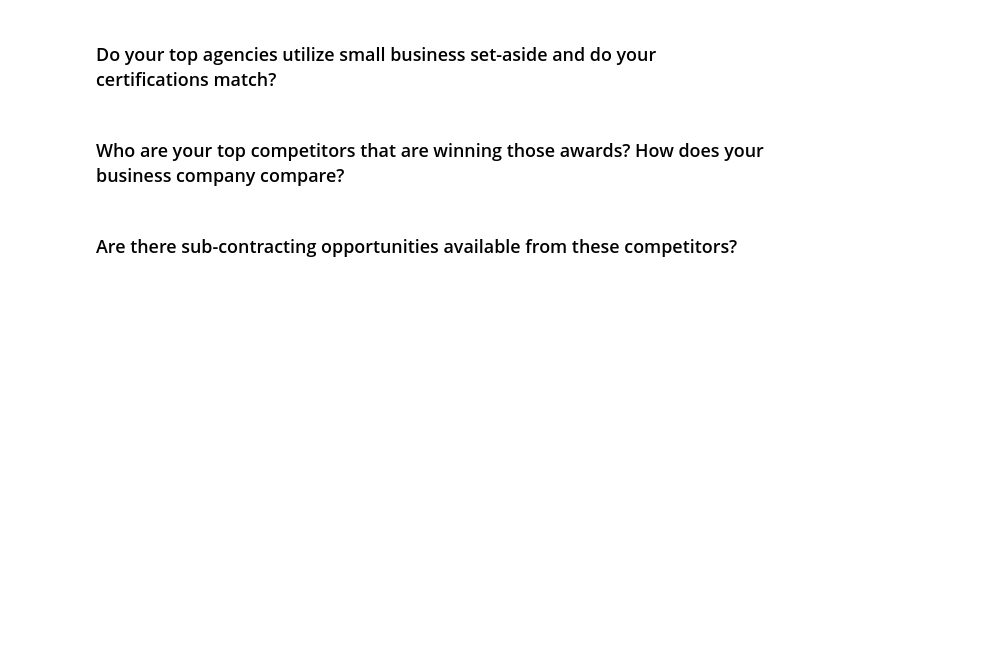
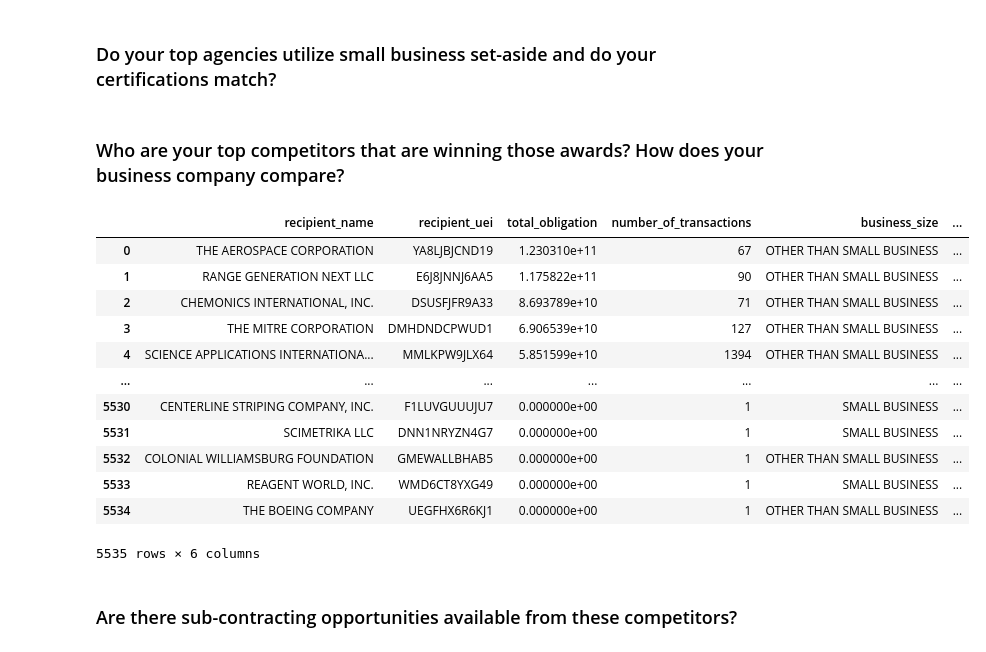
Before and after one commit to galsaifi/apex-market-research-app, a Jupyter notebook: USASpending Analysis.ipynb, the cells around one changed output. Drawn from its saved outputs; the diff is of its cells as text; code cells hidden in the pictures; blank space fills up the shorter version.

```diff
--- a/USASpending Analysis.ipynb
+++ b/USASpending Analysis.ipynb
@@ -173,22 +173,37 @@ top_agencies_set_aside
 # %% [markdown]
 ### Who are your top competitors that are winning those awards? How does your business company compare?
 # %%
+import duckdb
 query="""
 SELECT
-    recipient_name,
+    ANY_VALUE(recipient_name) AS recipient_name,
     recipient_uei,
     SUM(total_dollars_obligated) AS total_obligation,
-    count(*) AS number_of_transactions,
-    contracting_officers_determination_of_business_size,
-    organizational_type
+    COUNT(*) AS number_of_transactions,
+    ANY_VALUE(contracting_officers_determination_of_business_size) AS business_size,
+    ANY_VALUE(organizational_type) AS organizational_type
 FROM primes
 GROUP BY recipient_uei
 ORDER BY total_obligation DESC, number_of_transactions DESC
 """
 
 top_recipients = duckdb.query(query).df()
 top_recipients.to_excel('top_recipients.xlsx', index=False)
 top_recipients
+# %% [output]
+|  | recipient_name | recipient_uei | total_obligation | number_of_transactions | business_size | ... |
+| 0 | THE AEROSPACE CORPORATION | YA8LJBJCND19 | 1.230310e+11 | 67 | OTHER THAN SMALL BUSINESS | ... |
+| 1 | RANGE GENERATION NEXT LLC | E6J8JNNJ6AA5 | 1.175822e+11 | 90 | OTHER THAN SMALL BUSINESS | ... |
+| 2 | CHEMONICS INTERNATIONAL, INC. | DSUSFJFR9A33 | 8.693789e+10 | 71 | OTHER THAN SMALL BUSINESS | ... |
+| 3 | THE MITRE CORPORATION | DMHDNDCPWUD1 | 6.906539e+10 | 127 | OTHER THAN SMALL BUSINESS | ... |
+| 4 | SCIENCE APPLICATIONS INTERNATIONA... | MMLKPW9JLX64 | 5.851599e+10 | 1394 | OTHER THAN SMALL BUSINESS | ... |
+| ... | ... | ... | ... | ... | ... | ... |
+| 5530 | CENTERLINE STRIPING COMPANY, INC. | F1LUVGUUUJU7 | 0.000000e+00 | 1 | SMALL BUSINESS | ... |
+| 5531 | SCIMETRIKA LLC | DNN1NRYZN4G7 | 0.000000e+00 | 1 | SMALL BUSINESS | ... |
+| 5532 | COLONIAL WILLIAMSBURG FOUNDATION | GMEWALLBHAB5 | 0.000000e+00 | 1 | OTHER THAN SMALL BUSINESS | ... |
+| 5533 | REAGENT WORLD, INC. | WMD6CT8YXG49 | 0.000000e+00 | 1 | SMALL BUSINESS | ... |
+| 5534 | THE BOEING COMPANY | UEGFHX6R6KJ1 | 0.000000e+00 | 1 | OTHER THAN SMALL BUSINESS | ... |
+5535 rows × 6 columns
 # %% [markdown]
 ### Are there sub-contracting opportunities available from these competitors?
 # %%
```
